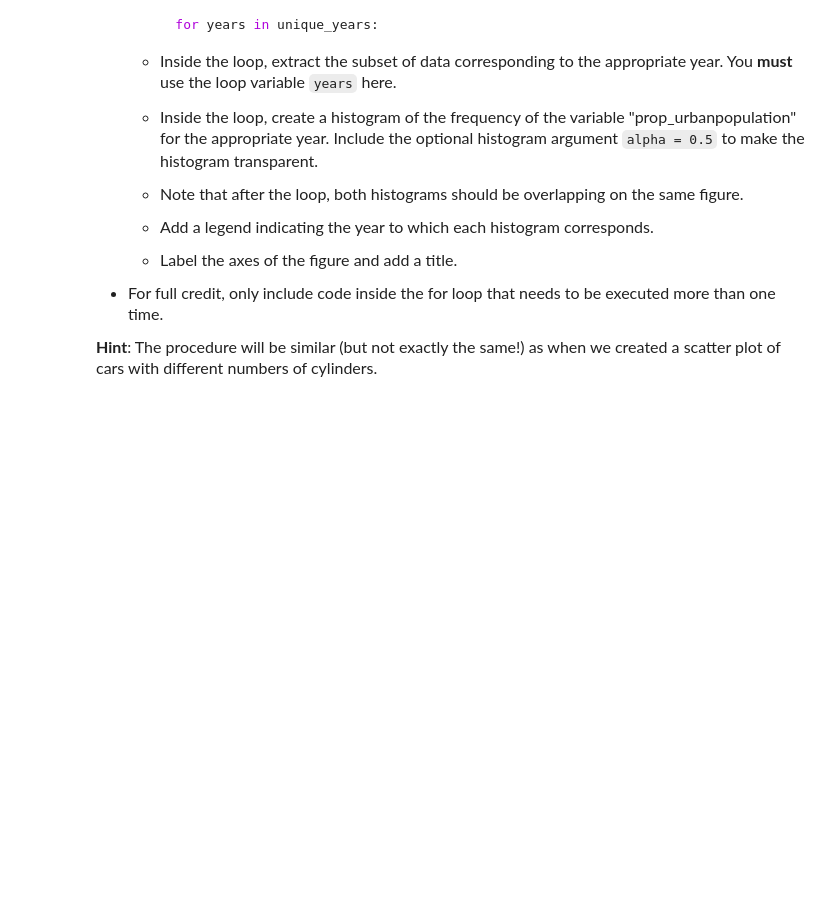
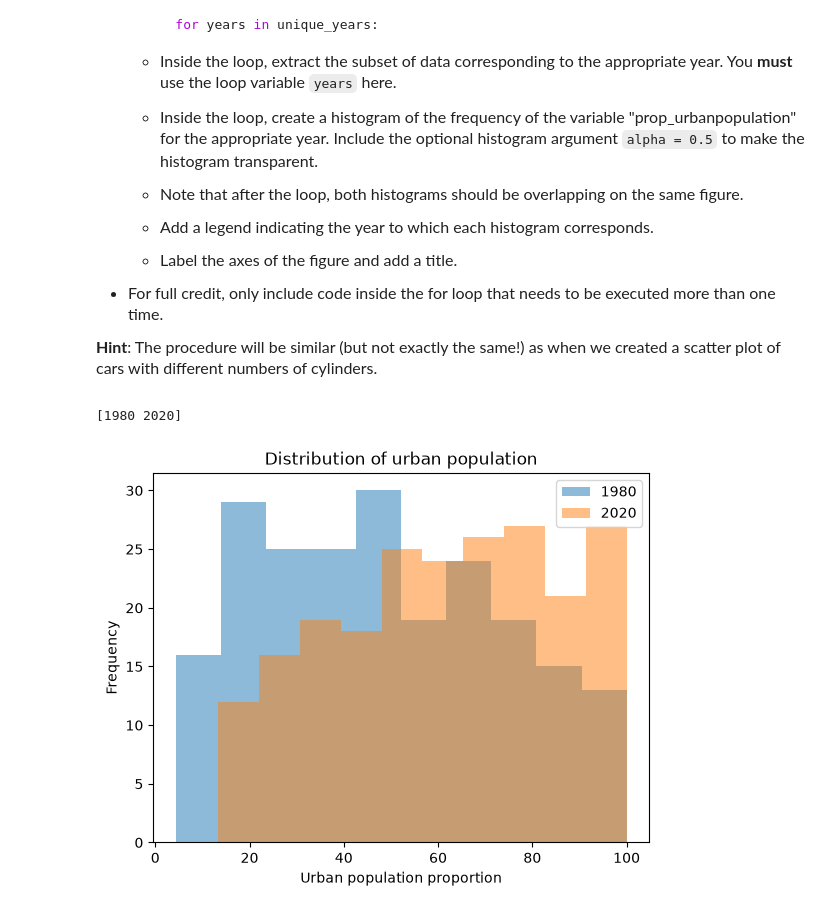
Before and after one commit to Mofinological78/datasci151fall2026, a Jupyter notebook: _assignments/assignment_7/Assignment7.ipynb, the cells around one changed output. Cells and saved outputs as stored; diff of their text form; code cells hidden in the pictures; blank space fills up the shorter version.

```diff
--- a/_assignments/assignment_7/Assignment7.ipynb
+++ b/_assignments/assignment_7/Assignment7.ipynb
@@ -134,0 +200,22 @@ import matplotlib.pyplot as plt
+# %%
+# Write your answer here:
+df = pd.read_csv("data/wdi_urban.csv")
+
+unique_years = pd.unique(df["year"])
+print(unique_years)
+
+for years in unique_years:
+    df_year = df.query("year == @years")
+
+    plt.hist(df_year["prop_urbanpopulation"],
+             alpha = 0.5, label=str(years))
+
+plt.xlabel("Urban population proportion")
+plt.ylabel("Frequency")
+plt.title("Distribution of urban population")
+plt.legend()
+
+plt.show()
+# %% [output]
+[1980 2020]
+[figure, added]
```
Also changed, not shown: parts of 9 cells of this notebook, 7 other files.
